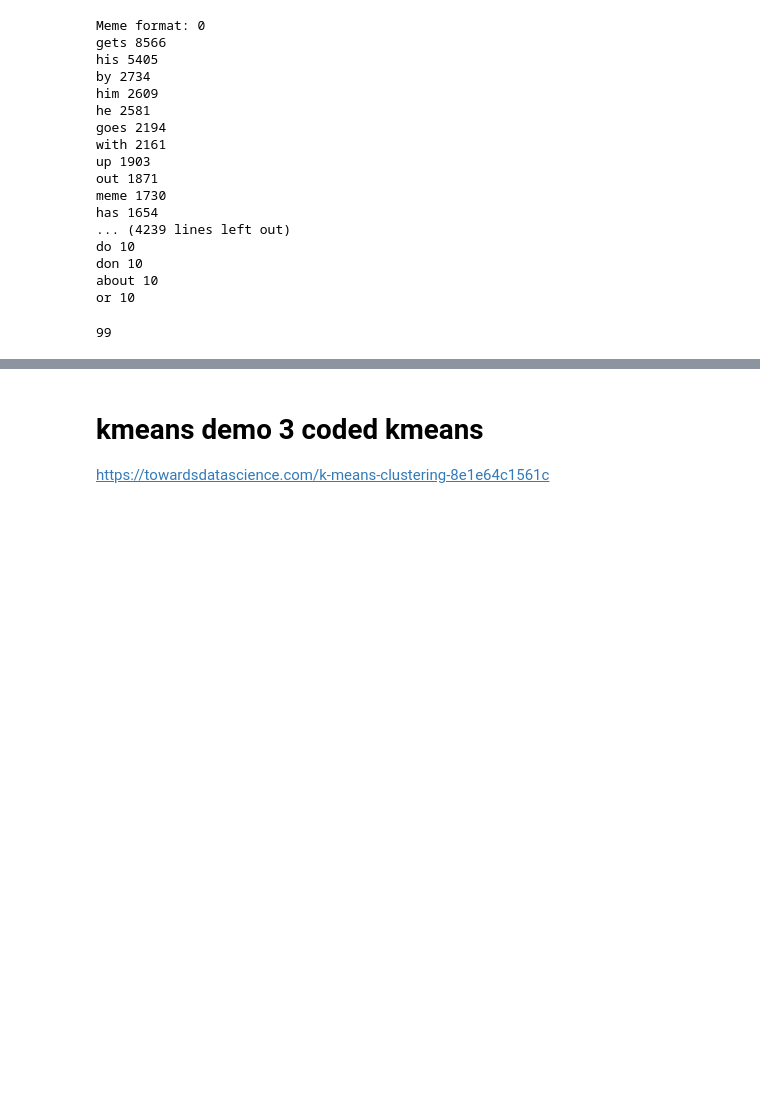
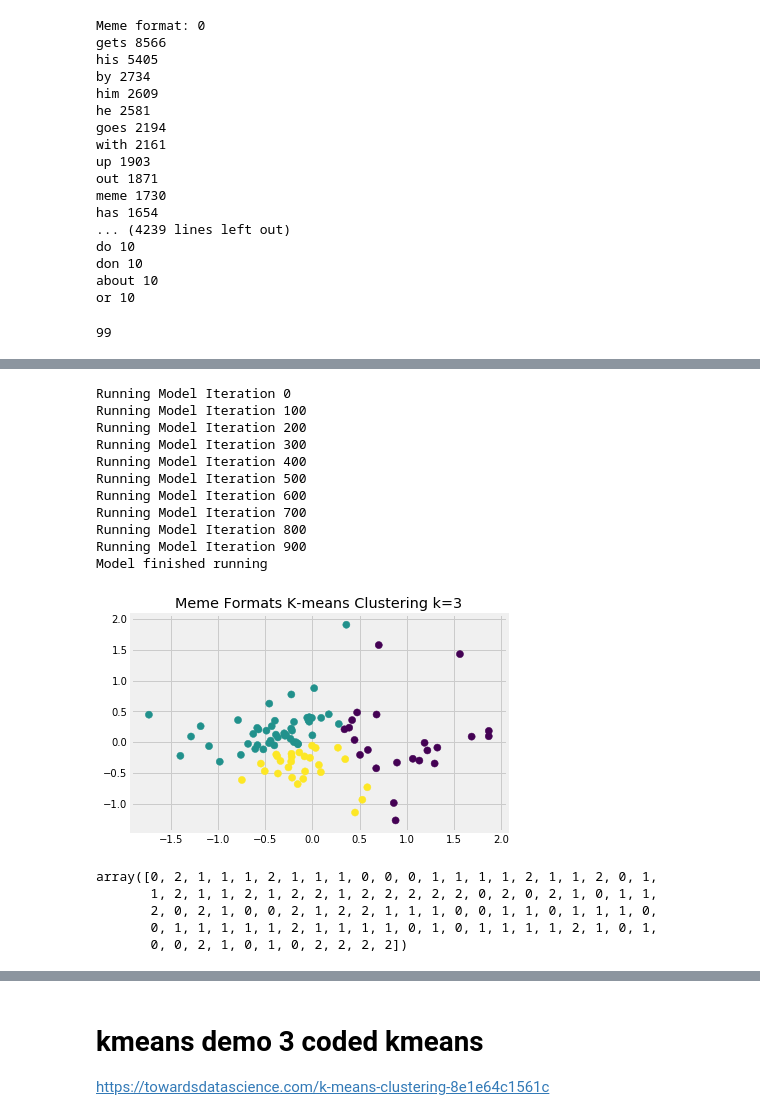
Before and after one commit to suneric98/ai-meme-generator, a Jupyter notebook: Meme Generator/format-classifier/meme_format_clustering.ipynb, the cells around one changed output, grey strips where cells are left out. Drawn from its saved outputs; the diff is of its cells as text; code cells hidden in the pictures; blank space fills up the shorter version.

```diff
--- a/Meme Generator/format-classifier/meme_format_clustering.ipynb
+++ b/Meme Generator/format-classifier/meme_format_clustering.ipynb
@@ -307,0 +393,5 @@ print(list(model.wv.vocab))
+# %%
+X=[]
+for sentence in sentences:
+    X.append(sent_vectorizer(sentence, model))
+print(X)
@@ -349,0 +584,37 @@ Silhouette_score:
+# %%
+#k=3
+#sklearn_pca = PCA(n_components = 2)
+#Y_sklearn = sklearn_pca.fit_transform(X)
+test_e = Kmeans(3, 1, 1000) #KMeans(n_clusters=6, max_iter = 1000)
+fitted = test_e.fit_kmeans(Y_sklearn)
+predicted_values = test_e.predict(Y_sklearn)
+
+plt.scatter(Y_sklearn[:, 0], Y_sklearn[:, 1], c=predicted_values, s=50, cmap='viridis') #s =50
+
+centers = fitted.centroids
+plt.title('Meme Formats K-means Clustering k=3')
+#plt.ylabel("TFIDF Score")
+#plt.xlabel("Words")
+plt.show()
+#plt.scatter(centers[:, 0], centers[:, 1],c='black', s=300, alpha=0.6);
+# %% [output]
+Running Model Iteration 0
+Running Model Iteration 100
+Running Model Iteration 200
+Running Model Iteration 300
+Running Model Iteration 400
+Running Model Iteration 500
+Running Model Iteration 600
+Running Model Iteration 700
+Running Model Iteration 800
+Running Model Iteration 900
+Model finished running
+[figure, added]
+# %%
+predicted_values
+# %% [output]
+array([0, 2, 1, 1, 1, 2, 1, 1, 1, 0, 0, 0, 1, 1, 1, 1, 2, 1, 1, 2, 0, 1,
+       1, 2, 1, 1, 2, 1, 2, 2, 1, 2, 2, 2, 2, 2, 0, 2, 0, 2, 1, 0, 1, 1,
+       2, 0, 2, 1, 0, 0, 2, 1, 2, 2, 1, 1, 1, 0, 0, 1, 1, 0, 1, 1, 1, 0,
+       0, 1, 1, 1, 1, 1, 2, 1, 1, 1, 1, 0, 1, 0, 1, 1, 1, 1, 2, 1, 0, 1,
+       0, 0, 2, 1, 0, 1, 0, 2, 2, 2, 2])
```
Also changed, not shown: parts of 41 cells of this notebook.
